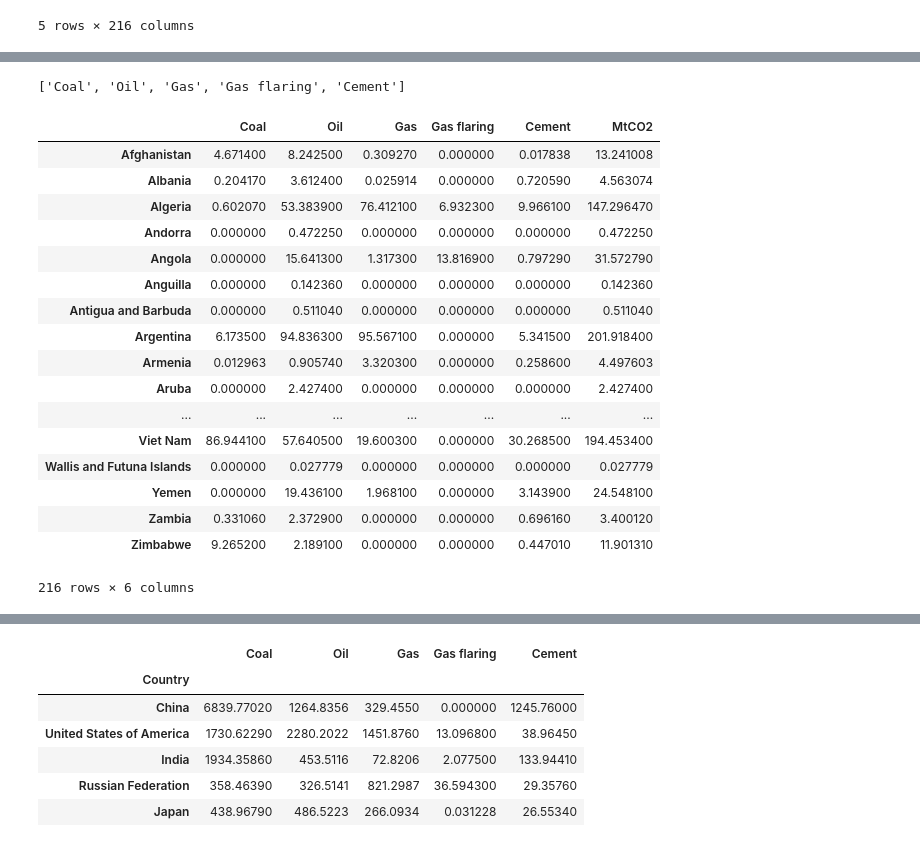
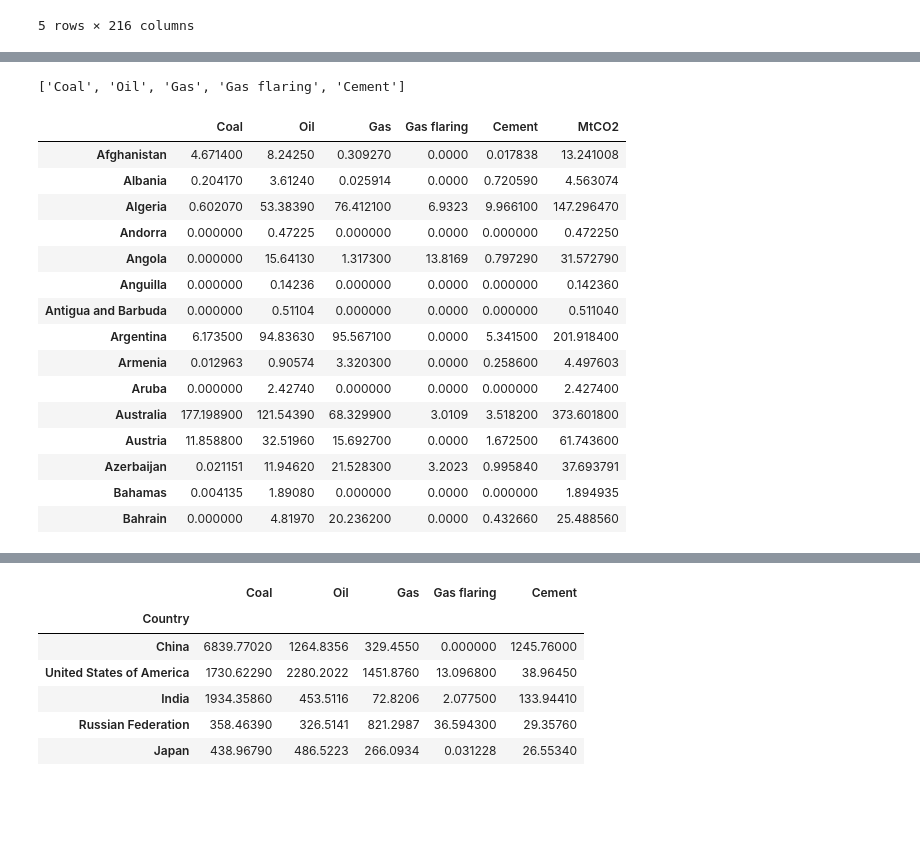
Before and after one commit to KatiRG/CO2Sankey, a Jupyter notebook: Build_countriesonly_stackedbar.ipynb, the cells around one changed output, grey strips where cells are left out. Saved outputs shown, nothing was run; the diff lists cells and outputs as text; code cells hidden in the pictures; blank space fills up the shorter version.

```diff
--- a/Build_countriesonly_stackedbar.ipynb
+++ b/Build_countriesonly_stackedbar.ipynb
@@ -120,31 +118,29 @@ None
 # %%
 #Sum contributions from all sources
 
 source_list= list(df_statsT)
 print source_list
 
 df_statsT['MtCO2'] = df_statsT[source_list].sum(axis=1)
-df_statsT
+df_statsT.head(15)
 # %% [output]
 ['Coal', 'Oil', 'Gas', 'Gas flaring', 'Cement']
 |  | Coal | Oil | Gas | Gas flaring | Cement | MtCO2 |
-| Afghanistan | 4.671400 | 8.242500 | 0.309270 | 0.000000 | 0.017838 | 13.241008 |
-| Albania | 0.204170 | 3.612400 | 0.025914 | 0.000000 | 0.720590 | 4.563074 |
-| Algeria | 0.602070 | 53.383900 | 76.412100 | 6.932300 | 9.966100 | 147.296470 |
-| Andorra | 0.000000 | 0.472250 | 0.000000 | 0.000000 | 0.000000 | 0.472250 |
-| Angola | 0.000000 | 15.641300 | 1.317300 | 13.816900 | 0.797290 | 31.572790 |
-| Anguilla | 0.000000 | 0.142360 | 0.000000 | 0.000000 | 0.000000 | 0.142360 |
-| Antigua and Barbuda | 0.000000 | 0.511040 | 0.000000 | 0.000000 | 0.000000 | 0.511040 |
-| Argentina | 6.173500 | 94.836300 | 95.567100 | 0.000000 | 5.341500 | 201.918400 |
-| Armenia | 0.012963 | 0.905740 | 3.320300 | 0.000000 | 0.258600 | 4.497603 |
-| Aruba | 0.000000 | 2.427400 | 0.000000 | 0.000000 | 0.000000 | 2.427400 |
-| ... | ... | ... | ... | ... | ... | ... |
-| Viet Nam | 86.944100 | 57.640500 | 19.600300 | 0.000000 | 30.268500 | 194.453400 |
-| Wallis and Futuna Islands | 0.000000 | 0.027779 | 0.000000 | 0.000000 | 0.000000 | 0.027779 |
-| Yemen | 0.000000 | 19.436100 | 1.968100 | 0.000000 | 3.143900 | 24.548100 |
-| Zambia | 0.331060 | 2.372900 | 0.000000 | 0.000000 | 0.696160 | 3.400120 |
-| Zimbabwe | 9.265200 | 2.189100 | 0.000000 | 0.000000 | 0.447010 | 11.901310 |
+| Afghanistan | 4.671400 | 8.24250 | 0.309270 | 0.0000 | 0.017838 | 13.241008 |
+| Albania | 0.204170 | 3.61240 | 0.025914 | 0.0000 | 0.720590 | 4.563074 |
+| Algeria | 0.602070 | 53.38390 | 76.412100 | 6.9323 | 9.966100 | 147.296470 |
+| Andorra | 0.000000 | 0.47225 | 0.000000 | 0.0000 | 0.000000 | 0.472250 |
+| Angola | 0.000000 | 15.64130 | 1.317300 | 13.8169 | 0.797290 | 31.572790 |
+| Anguilla | 0.000000 | 0.14236 | 0.000000 | 0.0000 | 0.000000 | 0.142360 |
+| Antigua and Barbuda | 0.000000 | 0.51104 | 0.000000 | 0.0000 | 0.000000 | 0.511040 |
+| Argentina | 6.173500 | 94.83630 | 95.567100 | 0.0000 | 5.341500 | 201.918400 |
+| Armenia | 0.012963 | 0.90574 | 3.320300 | 0.0000 | 0.258600 | 4.497603 |
+| Aruba | 0.000000 | 2.42740 | 0.000000 | 0.0000 | 0.000000 | 2.427400 |
+| Australia | 177.198900 | 121.54390 | 68.329900 | 3.0109 | 3.518200 | 373.601800 |
+| Austria | 11.858800 | 32.51960 | 15.692700 | 0.0000 | 1.672500 | 61.743600 |
+| Azerbaijan | 0.021151 | 11.94620 | 21.528300 | 3.2023 | 0.995840 | 37.693791 |
+| Bahamas | 0.004135 | 1.89080 | 0.000000 | 0.0000 | 0.000000 | 1.894935 |
+| Bahrain | 0.000000 | 4.81970 | 20.236200 | 0.0000 | 0.432660 | 25.488560 |
-216 rows × 6 columns
 # %%
 #Add MtCO2, GDP and Population dividers to df_statsT
 #(use MtCO2 col to sort top 50 emitter countries)
```
Also changed, not shown: parts of 12 cells of this notebook, 4 other files.
